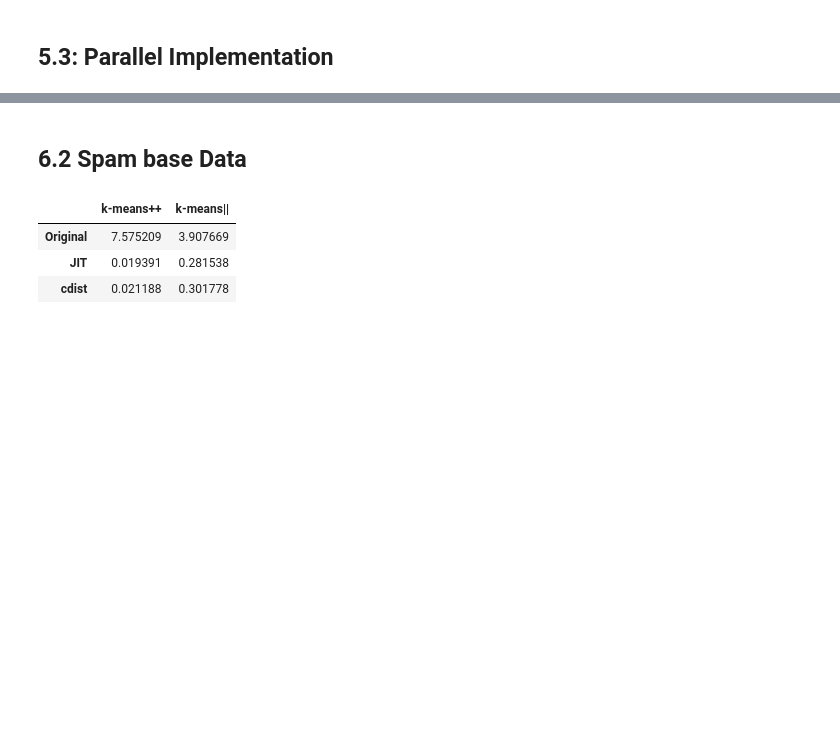
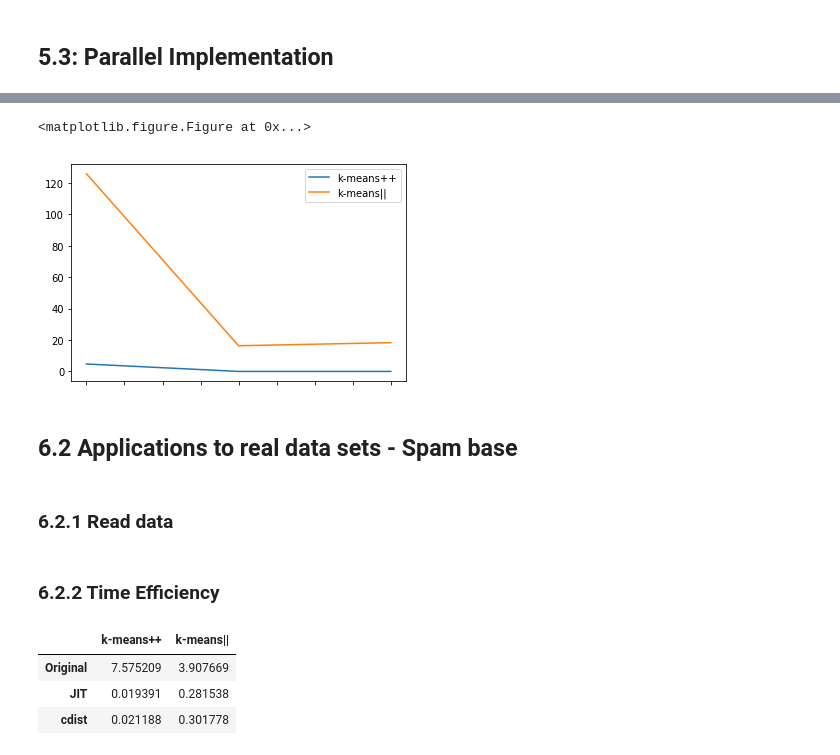
Before and after one commit to yumegaaru/Scalable_Kmeans, a Jupyter notebook: Kmeans.ipynb, the cells around one changed output, grey strips where cells are left out. Drawn from its saved outputs; the diff is of its cells as text; code cells hidden in the pictures; blank space fills up the shorter version.

```diff
--- a/Kmeans.ipynb
+++ b/Kmeans.ipynb
@@ -501,7 +506,19 @@ time_compare(data, k, l)
+# %%
+plt.figure();
+df_simu.plot();
+
+pass
+# %% [output]
+<matplotlib.figure.Figure at 0x...>
+[figure, added]
 # %% [markdown]
-## 6.2 Spam base Data
+## 6.2 Applications to real data sets - Spam base
+# %% [markdown]
+### 6.2.1 Read data
 # %%
 spambase = pd.read_csv("http://archive.ics.uci.edu/ml/machine-learning-databases/spambase/spambase.data", header=None)
+# %% [markdown]
+### 6.2.2 Time Efficiency
 # %%
 spambase = np.asarray(spambase)
 df_spambase = time_compare(spambase, k, l)
```
Also changed, not shown: parts of 28 cells of this notebook.
